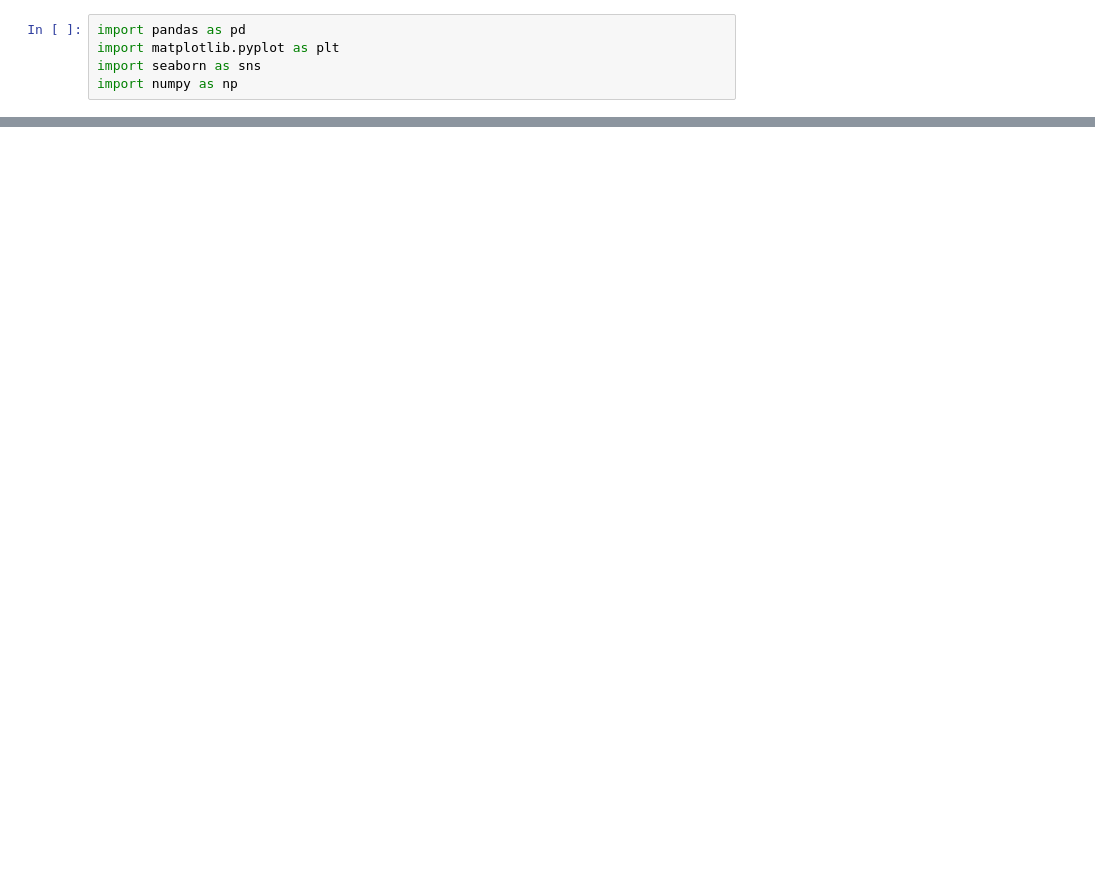
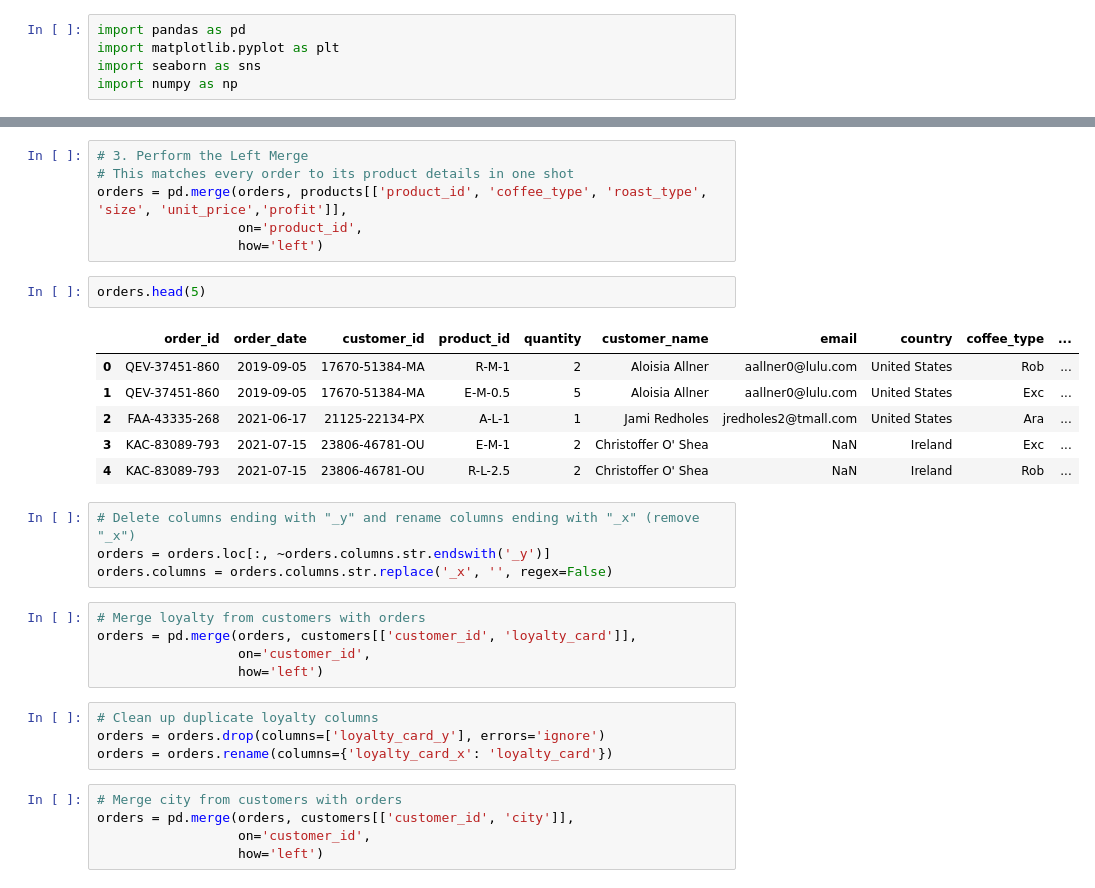
Before and after one commit to moayadelsheikh/coffeebeans, a Jupyter notebook: main.ipynb, the cells around one changed output, grey strips where cells are left out. Saved outputs shown, nothing was run; the diff lists cells and outputs as text; blank space fills up the shorter version.

```diff
--- a/main.ipynb
+++ b/main.ipynb
@@ -18,0 +83,33 @@ customers.head(5)
+# %%
+# 3. Perform the Left Merge
+# This matches every order to its product details in one shot
+orders = pd.merge(orders, products[['product_id', 'coffee_type', 'roast_type', 'size', 'unit_price','profit']],
+                  on='product_id',
+                  how='left')
+# %%
+orders.head(5)
+# %% [output]
+|  | order_id | order_date | customer_id | product_id | quantity | customer_name | email | country | coffee_type | ... |
+| 0 | QEV-37451-860 | 2019-09-05 | 17670-51384-MA | R-M-1 | 2 | Aloisia Allner | aallner0@lulu.com | United States | Rob | ... |
+| 1 | QEV-37451-860 | 2019-09-05 | 17670-51384-MA | E-M-0.5 | 5 | Aloisia Allner | aallner0@lulu.com | United States | Exc | ... |
+| 2 | FAA-43335-268 | 2021-06-17 | 21125-22134-PX | A-L-1 | 1 | Jami Redholes | jredholes2@tmall.com | United States | Ara | ... |
+| 3 | KAC-83089-793 | 2021-07-15 | 23806-46781-OU | E-M-1 | 2 | Christoffer O' Shea | NaN | Ireland | Exc | ... |
+| 4 | KAC-83089-793 | 2021-07-15 | 23806-46781-OU | R-L-2.5 | 2 | Christoffer O' Shea | NaN | Ireland | Rob | ... |
+# %%
+# Delete columns ending with "_y" and rename columns ending with "_x" (remove "_x")
+orders = orders.loc[:, ~orders.columns.str.endswith('_y')]
+orders.columns = orders.columns.str.replace('_x', '', regex=False)
+# %%
+# Merge loyalty from customers with orders
+orders = pd.merge(orders, customers[['customer_id', 'loyalty_card']],
+                  on='customer_id',
+                  how='left')
+# %%
+# Clean up duplicate loyalty columns
+orders = orders.drop(columns=['loyalty_card_y'], errors='ignore')
+orders = orders.rename(columns={'loyalty_card_x': 'loyalty_card'})
+# %%
+# Merge city from customers with orders
+orders = pd.merge(orders, customers[['customer_id', 'city']],
+                  on='customer_id',
+                  how='left')
```
Also changed, not shown: parts of 12 cells of this notebook.
